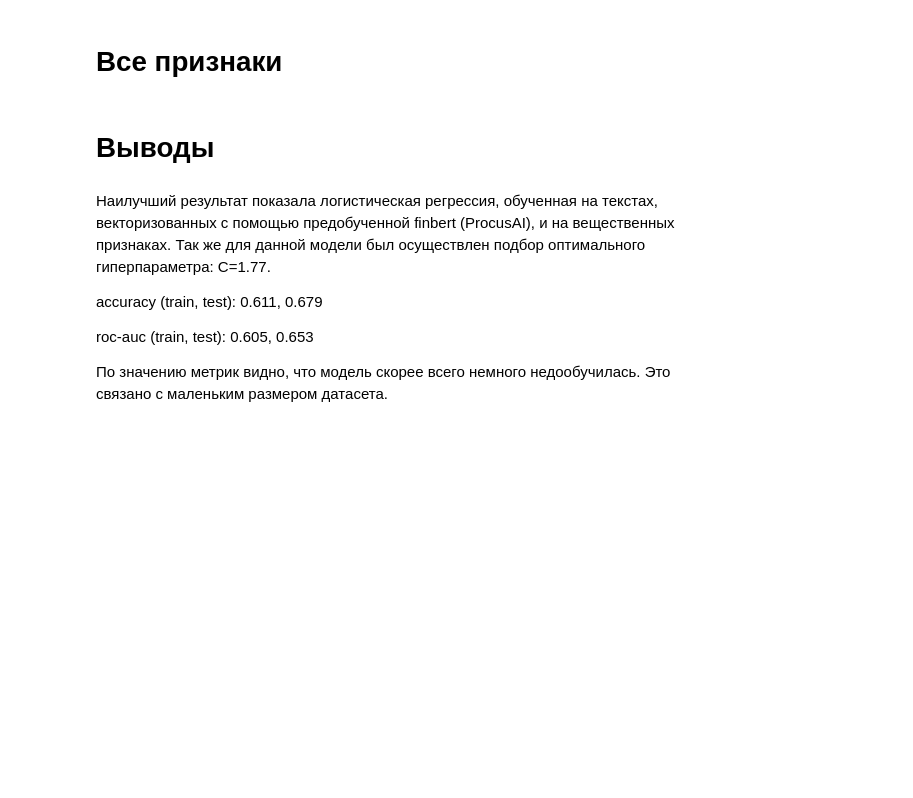
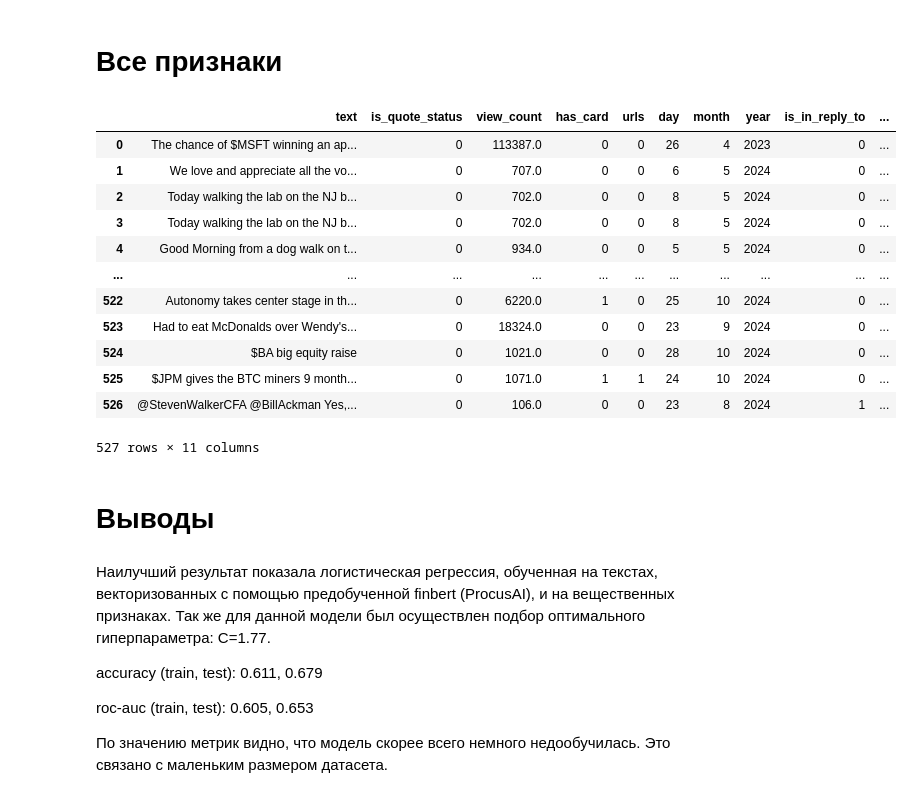
Before and after one commit to vasilyryabtsev/futures-price-prediction, a Jupyter notebook: twitter/ML_methods.ipynb, the cells around one changed output. Saved outputs shown, nothing was run; the diff lists cells and outputs as text; code cells hidden in the pictures; blank space fills up the shorter version.

```diff
--- a/twitter/ML_methods.ipynb
+++ b/twitter/ML_methods.ipynb
@@ -438,3 +465,19 @@ print(classification_report(y_test, pred_test))
+# %%
+df
+# %% [output]
+|  | text | is_quote_status | view_count | has_card | urls | day | month | year | is_in_reply_to | ... |
+| 0 | The chance of $MSFT winning an ap... | 0 | 113387.0 | 0 | 0 | 26 | 4 | 2023 | 0 | ... |
+| 1 | We love and appreciate all the vo... | 0 | 707.0 | 0 | 0 | 6 | 5 | 2024 | 0 | ... |
+| 2 | Today walking the lab on the NJ b... | 0 | 702.0 | 0 | 0 | 8 | 5 | 2024 | 0 | ... |
+| 3 | Today walking the lab on the NJ b... | 0 | 702.0 | 0 | 0 | 8 | 5 | 2024 | 0 | ... |
+| 4 | Good Morning from a dog walk on t... | 0 | 934.0 | 0 | 0 | 5 | 5 | 2024 | 0 | ... |
+| ... | ... | ... | ... | ... | ... | ... | ... | ... | ... | ... |
+| 522 | Autonomy takes center stage in th... | 0 | 6220.0 | 1 | 0 | 25 | 10 | 2024 | 0 | ... |
+| 523 | Had to eat McDonalds over Wendy's... | 0 | 18324.0 | 0 | 0 | 23 | 9 | 2024 | 0 | ... |
+| 524 | $BA big equity raise | 0 | 1021.0 | 0 | 0 | 28 | 10 | 2024 | 0 | ... |
+| 525 | $JPM gives the BTC miners 9 month... | 0 | 1071.0 | 1 | 1 | 24 | 10 | 2024 | 0 | ... |
+| 526 | @StevenWalkerCFA @BillAckman Yes,... | 0 | 106.0 | 0 | 0 | 23 | 8 | 2024 | 1 | ... |
+527 rows × 11 columns
 # %% [markdown]
 # Выводы
 # %% [markdown]
```
Also changed, not shown: parts of 44 cells of this notebook.
